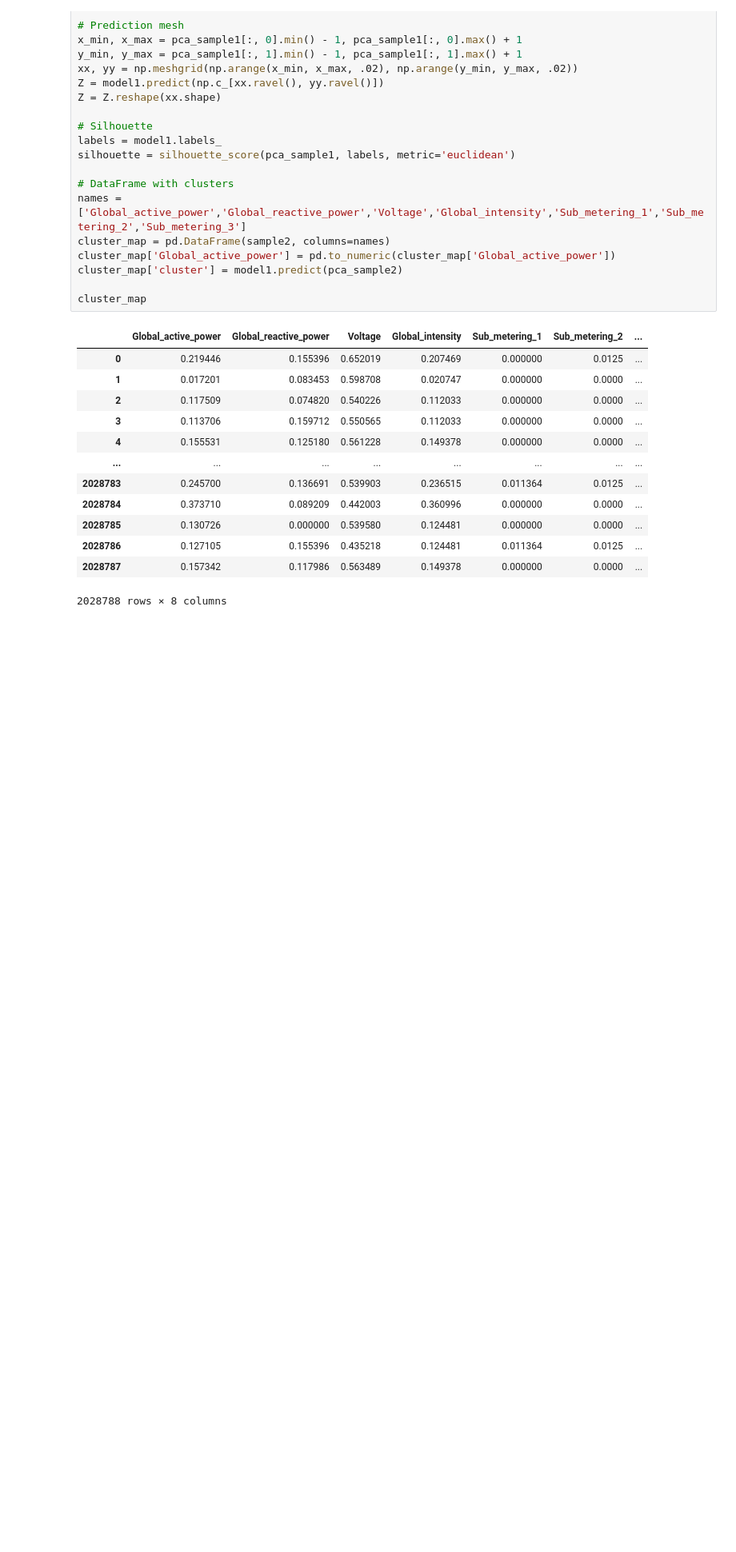
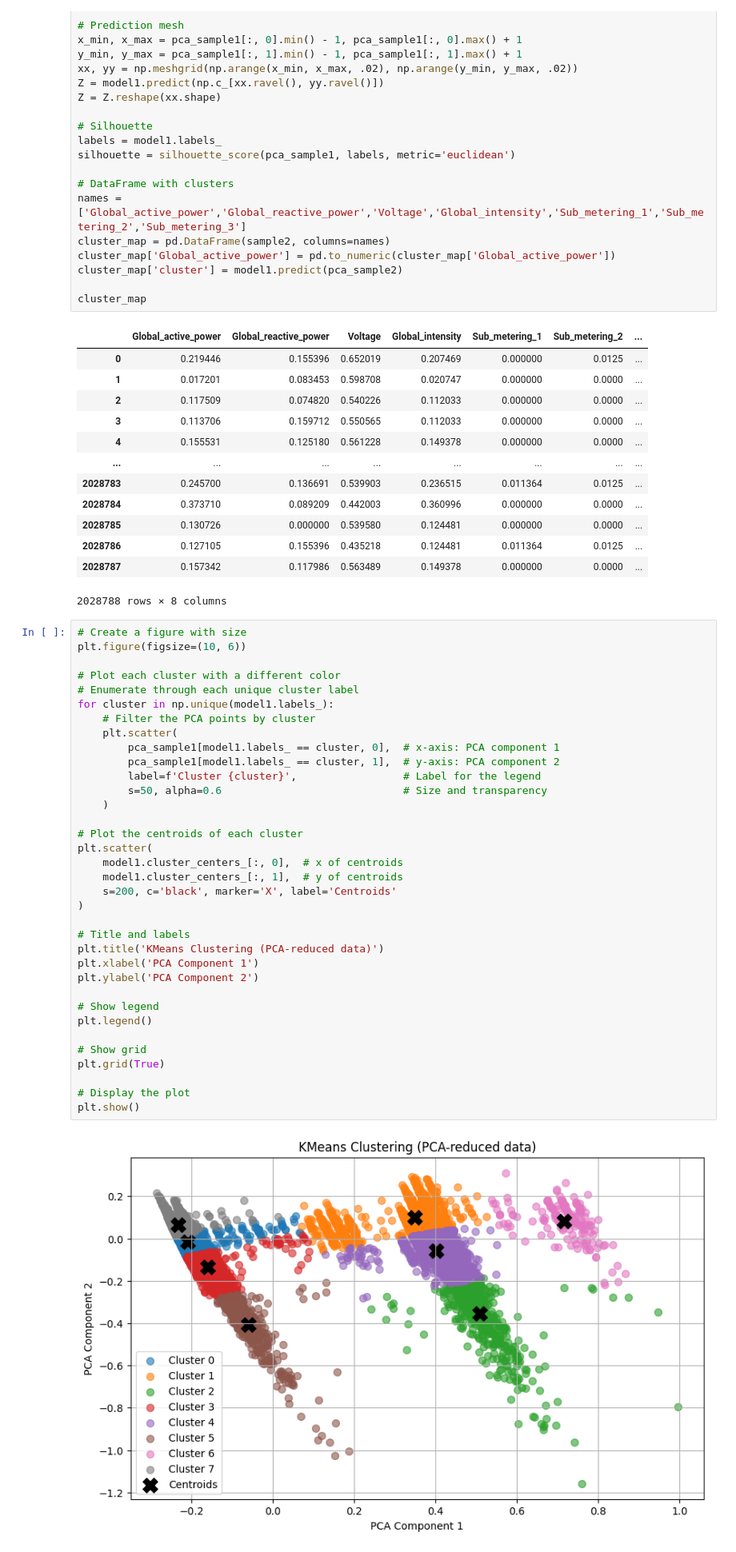
Before and after one commit to Filip3Owl/unsupervised-energy-clustering, a Jupyter notebook: notebook/energy-consumption.ipynb, the cells around one changed output. Shown at 80% size. Drawn from its saved outputs; the diff is of its cells as text; blank space fills up the shorter version.

Commit message:
clusters plot

```diff
--- a/notebook/energy-consumption.ipynb
+++ b/notebook/energy-consumption.ipynb
@@ -488,3 +488,40 @@ cluster_map
 | 2028786 | 0.127105 | 0.155396 | 0.435218 | 0.124481 | 0.011364 | 0.0125 | ... |
 | 2028787 | 0.157342 | 0.117986 | 0.563489 | 0.149378 | 0.000000 | 0.0000 | ... |
 2028788 rows × 8 columns
+# %%
+# Create a figure with size
+plt.figure(figsize=(10, 6))
+
+# Plot each cluster with a different color
+# Enumerate through each unique cluster label
+for cluster in np.unique(model1.labels_):
+    # Filter the PCA points by cluster
+    plt.scatter(
+        pca_sample1[model1.labels_ == cluster, 0],  # x-axis: PCA component 1
+        pca_sample1[model1.labels_ == cluster, 1],  # y-axis: PCA component 2
+        label=f'Cluster {cluster}',                 # Label for the legend
+        s=50, alpha=0.6                             # Size and transparency
+    )
+
+# Plot the centroids of each cluster
+plt.scatter(
+    model1.cluster_centers_[:, 0],  # x of centroids
+    model1.cluster_centers_[:, 1],  # y of centroids
+    s=200, c='black', marker='X', label='Centroids'
+)
+
+# Title and labels
+plt.title('KMeans Clustering (PCA-reduced data)')
+plt.xlabel('PCA Component 1')
+plt.ylabel('PCA Component 2')
+
+# Show legend
+plt.legend()
+
+# Show grid
+plt.grid(True)
+
+# Display the plot
+plt.show()
+# %% [output]
+[figure, added]
```
